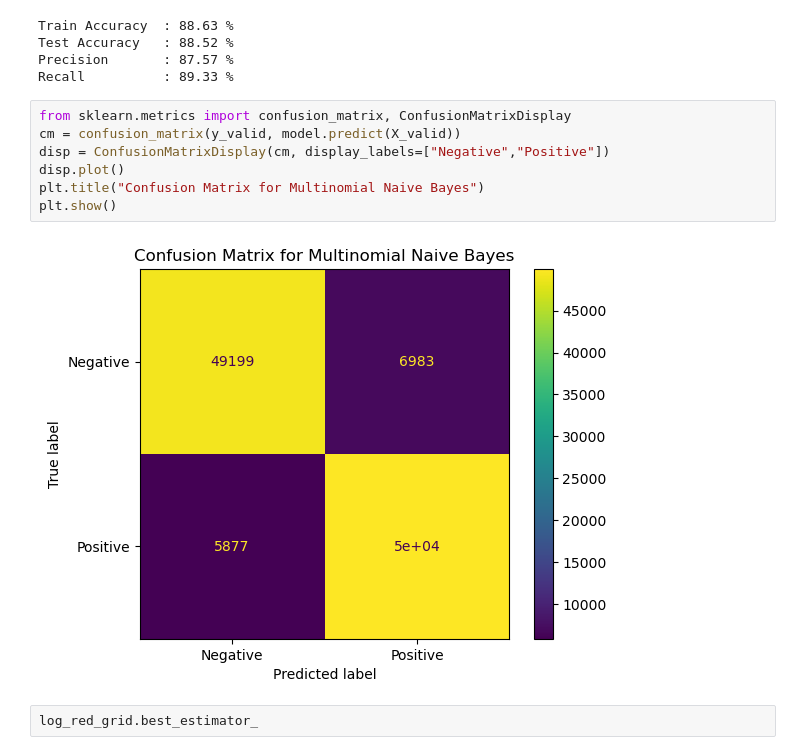
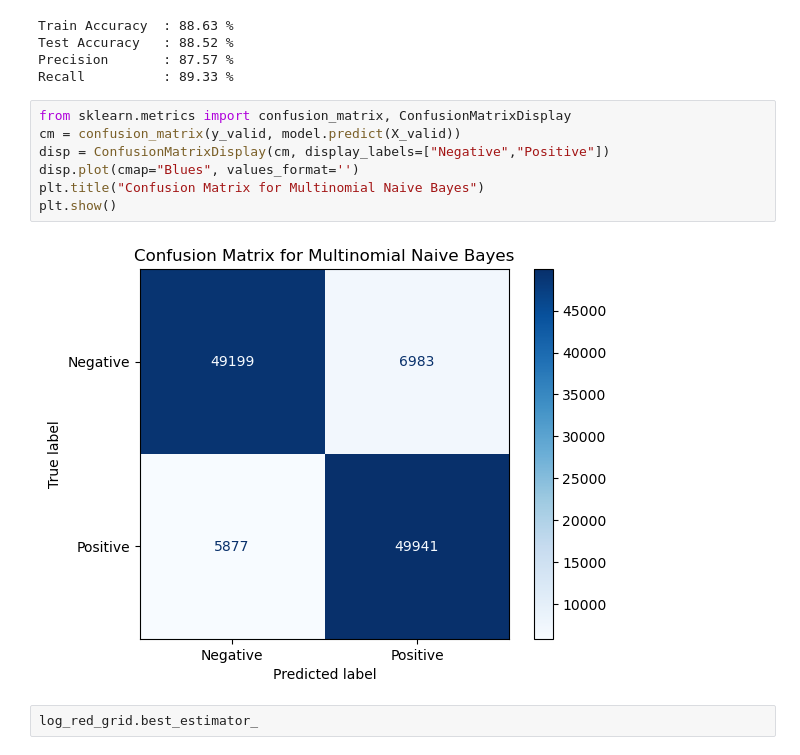
Before and after one commit to ddurgoji/yelp-reviews-capstone-project-ucb-ml-ai, a Jupyter notebook: yelp-reviews-capstone-ucb-mlai.ipynb, the cells around one changed output. Saved outputs shown, nothing was run; the diff lists cells and outputs as text.

```diff
--- a/yelp-reviews-capstone-ucb-mlai.ipynb
+++ b/yelp-reviews-capstone-ucb-mlai.ipynb
@@ -814,12 +814,12 @@ Recall          : 89.33 %
 # %%
 from sklearn.metrics import confusion_matrix, ConfusionMatrixDisplay
 cm = confusion_matrix(y_valid, model.predict(X_valid))
 disp = ConfusionMatrixDisplay(cm, display_labels=["Negative","Positive"])
-disp.plot()
+disp.plot(cmap="Blues", values_format='')
 plt.title("Confusion Matrix for Multinomial Naive Bayes")
 plt.show()
 # %% [output]
-[figure, old version]
+[figure, new version]
 # %%
 log_red_grid.best_estimator_
 # %% [output]
```
Also changed, not shown: parts of 12 cells of this notebook, 1 other file.
